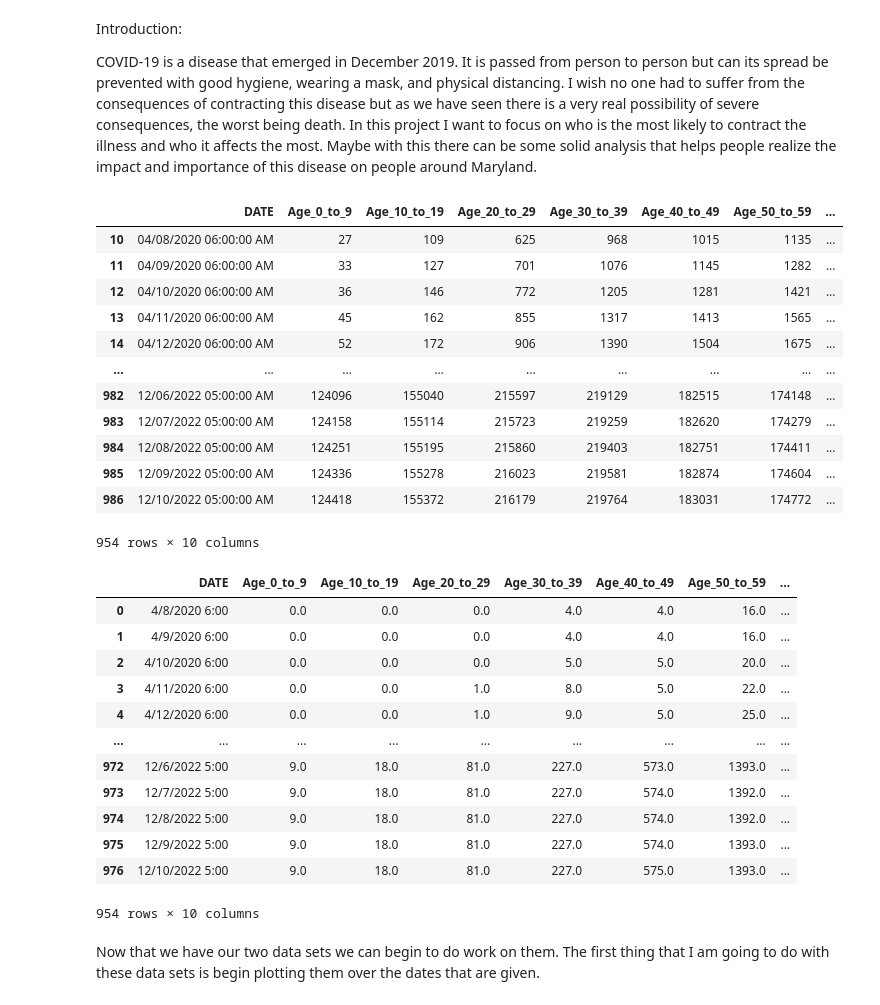
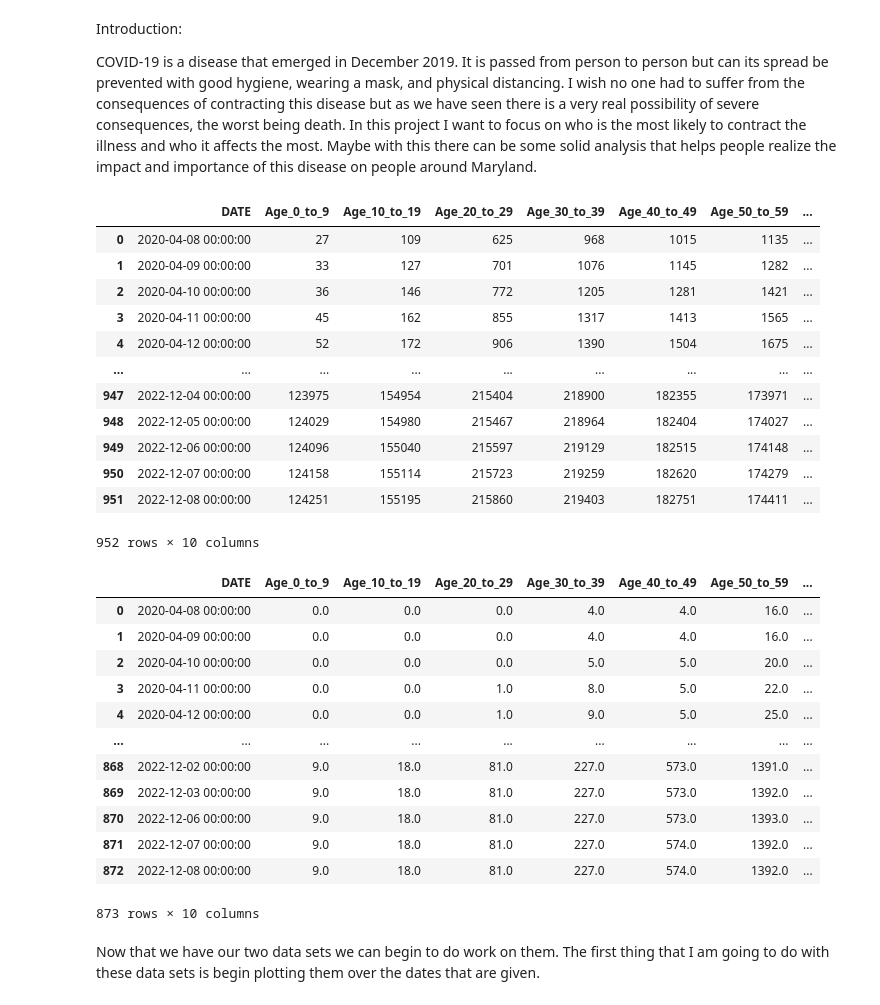
Before and after one commit to Pedro-Jose-da-Rocha-Mendonca/pedro-jose-da-rocha-mendonca.github.io, a Jupyter notebook: Main.ipynb, the cells around one changed output. Saved outputs shown, nothing was run; the diff lists cells and outputs as text; code cells hidden in the pictures.

```diff
--- a/Main.ipynb
+++ b/Main.ipynb
@@ -9,48 +12,77 @@ import re
 # %%
 # Obtaining the data and showing it's content
 cases_data_set = pd.read_csv('MD_COVID-19_-_Cases_by_Age_Distribution.csv')
 # Dropping the days that are not in both data sets to have an accurate comparison
 cases_data_set.drop(cases_data_set.index[0:10], inplace=True)
+# removing outliers and strange data that will interfere
+cases_data_set = cases_data_set[cases_data_set['Age_0_to_9'].notna()]
+cases_data_set = cases_data_set[cases_data_set['Age_10_to_19'].notna()]
+cases_data_set = cases_data_set[cases_data_set['Age_20_to_29'].notna()]
+cases_data_set = cases_data_set[cases_data_set['Age_30_to_39'].notna()]
+cases_data_set = cases_data_set[cases_data_set['Age_40_to_49'].notna()]
+cases_data_set = cases_data_set[cases_data_set['Age_50_to_59'].notna()]
+cases_data_set = cases_data_set[cases_data_set['Age_60_to_69'].notna()]
+cases_data_set = cases_data_set[cases_data_set['Age_70_to_79'].notna()]
+cases_data_set = cases_data_set[cases_data_set['Age_80plus'].notna()]
+cases_data_set.drop(cases_data_set.tail(2).index,inplace=True)
 cases_data_set.drop(columns=['OBJECTID','Age_Unknown'], inplace=True)
-# removing outliers and strange data that will interfere
 cases_data_set.drop([606, 607, 608, 609, 610, 611, 612, 613, 614, 615, 616, 617, 618, 619, 620, 621, 622, 623, 624, 625, 626, 627, 628], inplace=True)
+cases_data_set = cases_data_set.reset_index(drop=True)
+for index, row in cases_data_set.iterrows():
+    row['DATE'] = row['DATE'][:-12]
+    row['DATE'] = datetime.strptime(row['DATE'], '%m/%d/%Y')
+    cases_data_set.loc[index, ['DATE']] = row['DATE']
 cases_data_set
 # %% [output]
 |  | DATE | Age_0_to_9 | Age_10_to_19 | Age_20_to_29 | Age_30_to_39 | Age_40_to_49 | Age_50_to_59 | ... |
-| 10 | 04/08/2020 06:00:00 AM | 27 | 109 | 625 | 968 | 1015 | 1135 | ... |
-| 11 | 04/09/2020 06:00:00 AM | 33 | 127 | 701 | 1076 | 1145 | 1282 | ... |
-| 12 | 04/10/2020 06:00:00 AM | 36 | 146 | 772 | 1205 | 1281 | 1421 | ... |
-| 13 | 04/11/2020 06:00:00 AM | 45 | 162 | 855 | 1317 | 1413 | 1565 | ... |
-| 14 | 04/12/2020 06:00:00 AM | 52 | 172 | 906 | 1390 | 1504 | 1675 | ... |
+| 0 | 2020-04-08 00:00:00 | 27 | 109 | 625 | 968 | 1015 | 1135 | ... |
+| 1 | 2020-04-09 00:00:00 | 33 | 127 | 701 | 1076 | 1145 | 1282 | ... |
+| 2 | 2020-04-10 00:00:00 | 36 | 146 | 772 | 1205 | 1281 | 1421 | ... |
+| 3 | 2020-04-11 00:00:00 | 45 | 162 | 855 | 1317 | 1413 | 1565 | ... |
+| 4 | 2020-04-12 00:00:00 | 52 | 172 | 906 | 1390 | 1504 | 1675 | ... |
 | ... | ... | ... | ... | ... | ... | ... | ... | ... |
-| 982 | 12/06/2022 05:00:00 AM | 124096 | 155040 | 215597 | 219129 | 182515 | 174148 | ... |
-| 983 | 12/07/2022 05:00:00 AM | 124158 | 155114 | 215723 | 219259 | 182620 | 174279 | ... |
-| 984 | 12/08/2022 05:00:00 AM | 124251 | 155195 | 215860 | 219403 | 182751 | 174411 | ... |
-| 985 | 12/09/2022 05:00:00 AM | 124336 | 155278 | 216023 | 219581 | 182874 | 174604 | ... |
-| 986 | 12/10/2022 05:00:00 AM | 124418 | 155372 | 216179 | 219764 | 183031 | 174772 | ... |
+| 947 | 2022-12-04 00:00:00 | 123975 | 154954 | 215404 | 218900 | 182355 | 173971 | ... |
+| 948 | 2022-12-05 00:00:00 | 124029 | 154980 | 215467 | 218964 | 182404 | 174027 | ... |
+| 949 | 2022-12-06 00:00:00 | 124096 | 155040 | 215597 | 219129 | 182515 | 174148 | ... |
+| 950 | 2022-12-07 00:00:00 | 124158 | 155114 | 215723 | 219259 | 182620 | 174279 | ... |
+| 951 | 2022-12-08 00:00:00 | 124251 | 155195 | 215860 | 219403 | 182751 | 174411 | ... |
-954 rows × 10 columns
+952 rows × 10 columns
 # %%
 # Obtaining the data and showing it's content
 death_data_set = pd.read_csv('MD_COVID-19_-_Confirmed_Deaths_by_Age_Distribution.csv')
 death_data_set.drop(columns=['OBJECTID','Age_Unknown'], inplace=True)
-remove = death_data_set['Age_80plus'].loc[lambda x: x==0].index
 # removing outliers and strange data that will interfere
+death_data_set = death_data_set[death_data_set['Age_0_to_9'].notna()]
+death_data_set = death_data_set[death_data_set['Age_10_to_19'].notna()]
+death_data_set = death_data_set[death_data_set['Age_20_to_29'].notna()]
+death_data_set = death_data_set[death_data_set['Age_30_to_39'].notna()]
+death_data_set = death_data_set[death_data_set['Age_40_to_49'].notna()]
+death_data_set = death_data_set[death_data_set['Age_50_to_59'].notna()]
+death_data_set = death_data_set[death_data_set['Age_60_to_69'].notna()]
+death_data_set = death_data_set[death_data_set['Age_70_to_79'].notna()]
+death_data_set = death_data_set[death_data_set['Age_80plus'].notna()]
+death_data_set.drop(death_data_set.tail(2).index,inplace=True)
 death_data_set.drop([606, 607, 608, 609, 610, 611, 612, 613, 614, 615, 616, 617, 618, 619, 620, 621, 622, 623, 624, 625, 626, 627, 628], inplace=True)
+death_data_set = death_data_set.reset_index(drop=True)
+for index, row in death_data_set.iterrows():
+    row['DATE'] = row['DATE'][:-5]
+    row['DATE'] = datetime.strptime(row['DATE'], '%m/%d/%Y')
+    death_data_set.loc[index, ['DATE']] = row['DATE']
 death_data_set
 # %% [output]
 |  | DATE | Age_0_to_9 | Age_10_to_19 | Age_20_to_29 | Age_30_to_39 | Age_40_to_49 | Age_50_to_59 | ... |
-| 0 | 4/8/2020 6:00 | 0.0 | 0.0 | 0.0 | 4.0 | 4.0 | 16.0 | ... |
-| 1 | 4/9/2020 6:00 | 0.0 | 0.0 | 0.0 | 4.0 | 4.0 | 16.0 | ... |
-| 2 | 4/10/2020 6:00 | 0.0 | 0.0 | 0.0 | 5.0 | 5.0 | 20.0 | ... |
-| 3 | 4/11/2020 6:00 | 0.0 | 0.0 | 1.0 | 8.0 | 5.0 | 22.0 | ... |
-| 4 | 4/12/2020 6:00 | 0.0 | 0.0 | 1.0 | 9.0 | 5.0 | 25.0 | ... |
+| 0 | 2020-04-08 00:00:00 | 0.0 | 0.0 | 0.0 | 4.0 | 4.0 | 16.0 | ... |
+| 1 | 2020-04-09 00:00:00 | 0.0 | 0.0 | 0.0 | 4.0 | 4.0 | 16.0 | ... |
+| 2 | 2020-04-10 00:00:00 | 0.0 | 0.0 | 0.0 | 5.0 | 5.0 | 20.0 | ... |
+| 3 | 2020-04-11 00:00:00 | 0.0 | 0.0 | 1.0 | 8.0 | 5.0 | 22.0 | ... |
+| 4 | 2020-04-12 00:00:00 | 0.0 | 0.0 | 1.0 | 9.0 | 5.0 | 25.0 | ... |
 | ... | ... | ... | ... | ... | ... | ... | ... | ... |
-| 972 | 12/6/2022 5:00 | 9.0 | 18.0 | 81.0 | 227.0 | 573.0 | 1393.0 | ... |
-| 973 | 12/7/2022 5:00 | 9.0 | 18.0 | 81.0 | 227.0 | 574.0 | 1392.0 | ... |
-| 974 | 12/8/2022 5:00 | 9.0 | 18.0 | 81.0 | 227.0 | 574.0 | 1392.0 | ... |
-| 975 | 12/9/2022 5:00 | 9.0 | 18.0 | 81.0 | 227.0 | 574.0 | 1393.0 | ... |
-| 976 | 12/10/2022 5:00 | 9.0 | 18.0 | 81.0 | 227.0 | 575.0 | 1393.0 | ... |
+| 868 | 2022-12-02 00:00:00 | 9.0 | 18.0 | 81.0 | 227.0 | 573.0 | 1391.0 | ... |
+| 869 | 2022-12-03 00:00:00 | 9.0 | 18.0 | 81.0 | 227.0 | 573.0 | 1392.0 | ... |
+| 870 | 2022-12-06 00:00:00 | 9.0 | 18.0 | 81.0 | 227.0 | 573.0 | 1393.0 | ... |
+| 871 | 2022-12-07 00:00:00 | 9.0 | 18.0 | 81.0 | 227.0 | 574.0 | 1392.0 | ... |
+| 872 | 2022-12-08 00:00:00 | 9.0 | 18.0 | 81.0 | 227.0 | 574.0 | 1392.0 | ... |
-954 rows × 10 columns
+873 rows × 10 columns
 # %% [markdown]
 Now that we have our two data sets we can begin to do work on them. The first thing that I am going to do with these data sets is begin plotting them over the dates that are given.
 # %%
```
Also changed, not shown: parts of 11 cells of this notebook.
